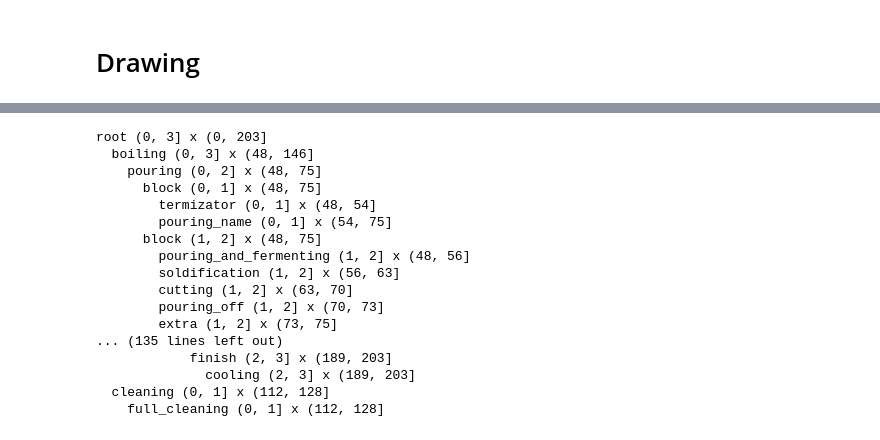
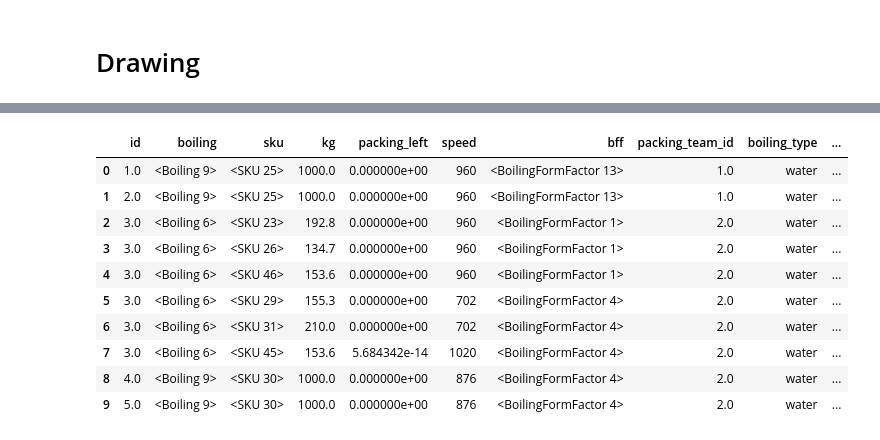
Before and after one commit to nkrokhmal/umalat, a Jupyter notebook: research/akadaner/2020.12.09 algo.ipynb, the cells around one changed output, grey strips where cells are left out. Saved outputs shown, nothing was run; the diff lists cells and outputs as text; code cells hidden in the pictures.

Commit message:
CLEAN

```diff
--- a/research/akadaner/2020.12.09 algo.ipynb
+++ b/research/akadaner/2020.12.09 algo.ipynb
@@ -54,23 +88,17 @@ root = make_schedule(boiling_plan_df)
-# %%
-root
-# %% [output]
-root (0, 3] x (0, 203]
-  boiling (0, 3] x (48, 146]
-    pouring (0, 2] x (48, 75]
-      block (0, 1] x (48, 75]
-        termizator (0, 1] x (48, 54]
-        pouring_name (0, 1] x (54, 75]
-      block (1, 2] x (48, 75]
-        pouring_and_fermenting (1, 2] x (48, 56]
-        soldification (1, 2] x (56, 63]
-        cutting (1, 2] x (63, 70]
-        pouring_off (1, 2] x (70, 73]
-        extra (1, 2] x (73, 75]
-... (135 lines left out)
-            finish (2, 3] x (189, 203]
-              cooling (2, 3] x (189, 203]
-  cleaning (0, 1] x (112, 128]
-    full_cleaning (0, 1] x (112, 128]
+# %%
+boiling_plan_df
+# %% [output]
+|  | id | boiling | sku | kg | packing_left | speed | bff | packing_team_id | boiling_type | ... |
+| 0 | 1.0 | <Boiling 9> | <SKU 25> | 1000.0 | 0.000000e+00 | 960 | <BoilingFormFactor 13> | 1.0 | water | ... |
+| 1 | 2.0 | <Boiling 9> | <SKU 25> | 1000.0 | 0.000000e+00 | 960 | <BoilingFormFactor 13> | 1.0 | water | ... |
+| 2 | 3.0 | <Boiling 6> | <SKU 23> | 192.8 | 0.000000e+00 | 960 | <BoilingFormFactor 1> | 2.0 | water | ... |
+| 3 | 3.0 | <Boiling 6> | <SKU 26> | 134.7 | 0.000000e+00 | 960 | <BoilingFormFactor 1> | 2.0 | water | ... |
+| 4 | 3.0 | <Boiling 6> | <SKU 46> | 153.6 | 0.000000e+00 | 960 | <BoilingFormFactor 1> | 2.0 | water | ... |
+| 5 | 3.0 | <Boiling 6> | <SKU 29> | 155.3 | 0.000000e+00 | 702 | <BoilingFormFactor 4> | 2.0 | water | ... |
+| 6 | 3.0 | <Boiling 6> | <SKU 31> | 210.0 | 0.000000e+00 | 702 | <BoilingFormFactor 4> | 2.0 | water | ... |
+| 7 | 3.0 | <Boiling 6> | <SKU 45> | 153.6 | 5.684342e-14 | 1020 | <BoilingFormFactor 4> | 2.0 | water | ... |
+| 8 | 4.0 | <Boiling 9> | <SKU 30> | 1000.0 | 0.000000e+00 | 876 | <BoilingFormFactor 4> | 2.0 | water | ... |
+| 9 | 5.0 | <Boiling 9> | <SKU 30> | 1000.0 | 0.000000e+00 | 876 | <BoilingFormFactor 4> | 2.0 | water | ... |
 # %%
 with make('schedule'):
     make(h=1, visible=False, push_func=dummy_push_y)
```
Also changed, not shown: parts of 9 cells of this notebook, 8 other files.
